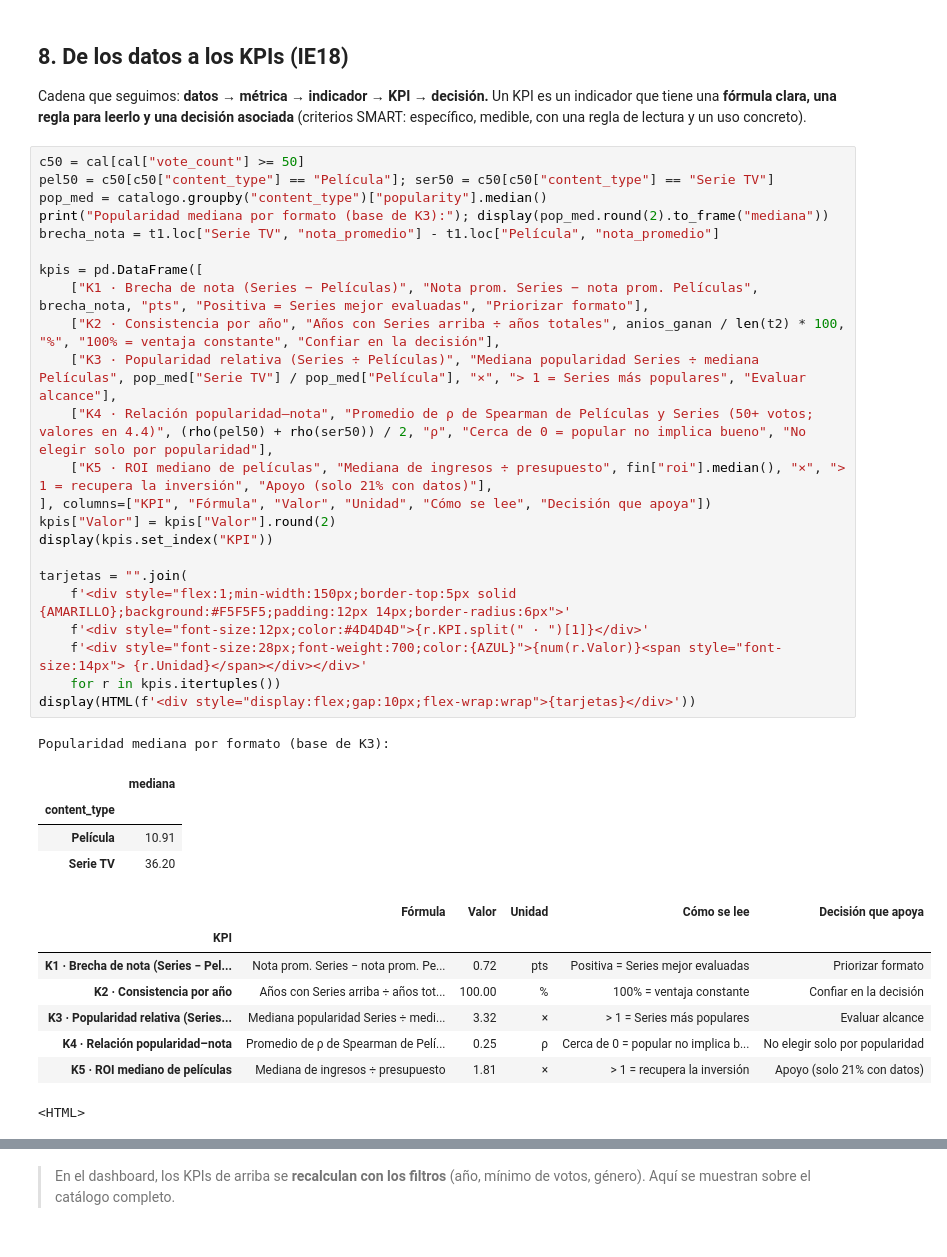
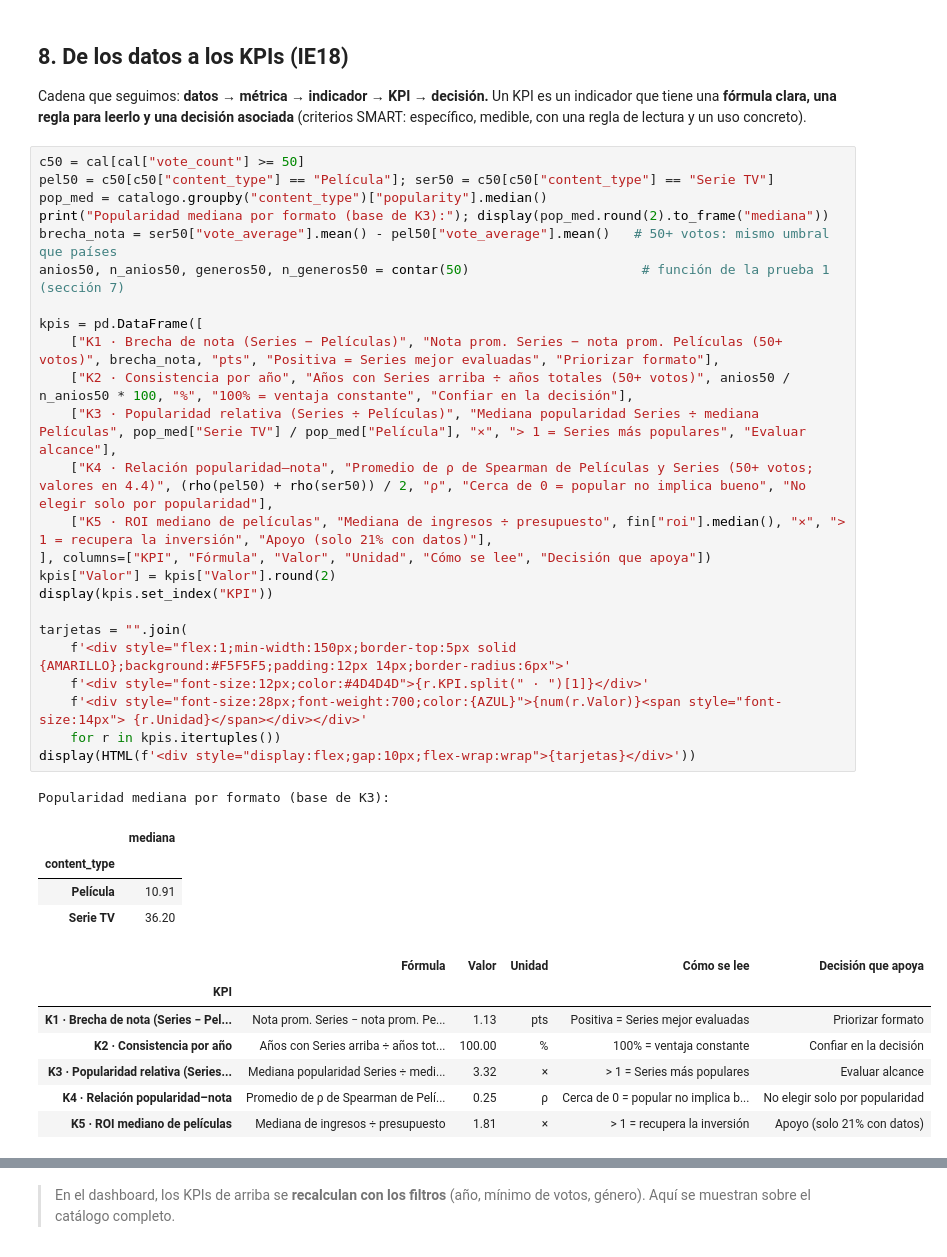
Before and after one commit to belensita707/streamview-dashboard, a Jupyter notebook: notebooks/StreamView_Notebook_Analisis.ipynb, the cells around one changed output, grey strips where cells are left out. Saved outputs shown, nothing was run; the diff lists cells and outputs as text.

```diff
--- a/notebooks/StreamView_Notebook_Analisis.ipynb
+++ b/notebooks/StreamView_Notebook_Analisis.ipynb
@@ -2027,37 +2037,37 @@ Cadena que seguimos: **datos → métrica → indicador → KPI → decisión.**
 # %%
 c50 = cal[cal["vote_count"] >= 50]
 pel50 = c50[c50["content_type"] == "Película"]; ser50 = c50[c50["content_type"] == "Serie TV"]
 pop_med = catalogo.groupby("content_type")["popularity"].median()
 print("Popularidad mediana por formato (base de K3):"); display(pop_med.round(2).to_frame("mediana"))
-brecha_nota = t1.loc["Serie TV", "nota_promedio"] - t1.loc["Película", "nota_promedio"]
+brecha_nota = ser50["vote_average"].mean() - pel50["vote_average"].mean()   # 50+ votos: mismo umbral que países
+anios50, n_anios50, generos50, n_generos50 = contar(50)                      # función de la prueba 1 (sección 7)
 
 kpis = pd.DataFrame([
-    ["K1 · Brecha de nota (Series − Películas)", "Nota prom. Series − nota prom. Películas", brecha_nota, "pts", "Positiva = Series mejor evaluadas", "Priorizar formato"],
-    ["K2 · Consistencia por año", "Años con Series arriba ÷ años totales", anios_ganan / len(t2) * 100, "%", "100% = ventaja constante", "Confiar en la decisión"],
+    ["K1 · Brecha de nota (Series − Películas)", "Nota prom. Series − nota prom. Películas (50+ votos)", brecha_nota, "pts", "Positiva = Series mejor evaluadas", "Priorizar formato"],
+    ["K2 · Consistencia por año", "Años con Series arriba ÷ años totales (50+ votos)", anios50 / n_anios50 * 100, "%", "100% = ventaja constante", "Confiar en la decisión"],
     ["K3 · Popularidad relativa (Series ÷ Películas)", "Mediana popularidad Series ÷ mediana Películas", pop_med["Serie TV"] / pop_med["Película"], "×", "> 1 = Series más populares", "Evaluar alcance"],
     ["K4 · Relación popularidad–nota", "Promedio de ρ de Spearman de Películas y Series (50+ votos; valores en 4.4)", (rho(pel50) + rho(ser50)) / 2, "ρ", "Cerca de 0 = popular no implica bueno", "No elegir solo por popularidad"],
     ["K5 · ROI mediano de películas", "Mediana de ingresos ÷ presupuesto", fin["roi"].median(), "×", "> 1 = recupera la inversión", "Apoyo (solo 21% con datos)"],
 ], columns=["KPI", "Fórmula", "Valor", "Unidad", "Cómo se lee", "Decisión que apoya"])
 kpis["Valor"] = kpis["Valor"].round(2)
 display(kpis.set_index("KPI"))
 
 tarjetas = "".join(
     f'<div style="flex:1;min-width:150px;border-top:5px solid {AMARILLO};background:#F5F5F5;padding:12px 14px;border-radius:6px">'
     f'<div style="font-size:12px;color:#4D4D4D">{r.KPI.split(" · ")[1]}</div>'
     f'<div style="font-size:28px;font-weight:700;color:{AZUL}">{num(r.Valor)}<span style="font-size:14px"> {r.Unidad}</span></div></div>'
     for r in kpis.itertuples())
 display(HTML(f'<div style="display:flex;gap:10px;flex-wrap:wrap">{tarjetas}</div>'))
 # %% [output]
 Popularidad mediana por formato (base de K3):
 |  | mediana |
 | content_type |  |
 | Película | 10.91 |
 | Serie TV | 36.20 |
 |  | Fórmula | Valor | Unidad | Cómo se lee | Decisión que apoya |
 | KPI |  |  |  |  |  |
-| K1 · Brecha de nota (Series − Pel... | Nota prom. Series − nota prom. Pe... | 0.72 | pts | Positiva = Series mejor evaluadas | Priorizar formato |
+| K1 · Brecha de nota (Series − Pel... | Nota prom. Series − nota prom. Pe... | 1.13 | pts | Positiva = Series mejor evaluadas | Priorizar formato |
 | K2 · Consistencia por año | Años con Series arriba ÷ años tot... | 100.00 | % | 100% = ventaja constante | Confiar en la decisión |
 | K3 · Popularidad relativa (Series... | Mediana popularidad Series ÷ medi... | 3.32 | × | > 1 = Series más populares | Evaluar alcance |
 | K4 · Relación popularidad–nota | Promedio de ρ de Spearman de Pelí... | 0.25 | ρ | Cerca de 0 = popular no implica b... | No elegir solo por popularidad |
 | K5 · ROI mediano de películas | Mediana de ingresos ÷ presupuesto | 1.81 | × | > 1 = recupera la inversión | Apoyo (solo 21% con datos) |
-<HTML>
```
Also changed, not shown: parts of 25 cells of this notebook, 7 other files.
